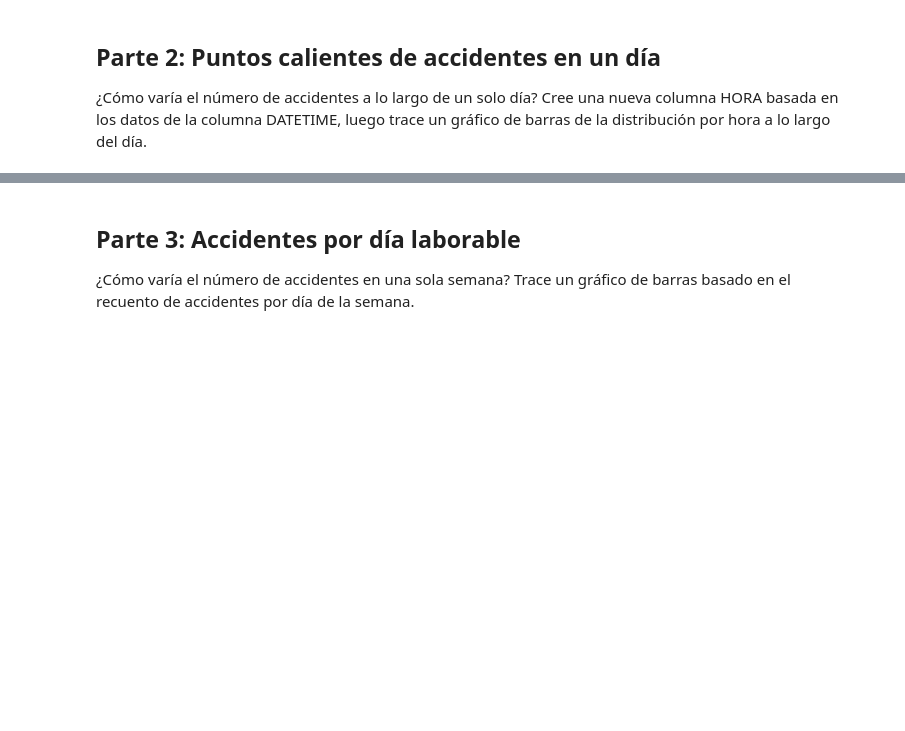
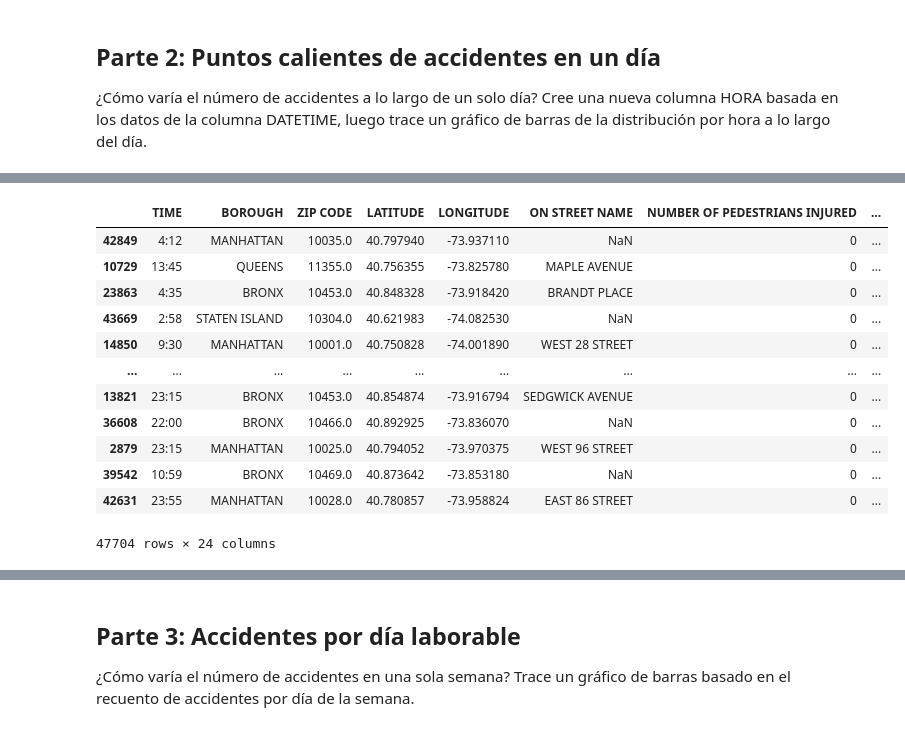
Before and after one commit to hnmelo/MujeresDigitales, a Jupyter notebook: Taller_Semana_4.ipynb, the cells around one changed output, grey strips where cells are left out. Saved outputs shown, nothing was run; the diff lists cells and outputs as text; code cells hidden in the pictures; blank space fills up the shorter version.

```diff
--- a/Taller_Semana_4.ipynb
+++ b/Taller_Semana_4.ipynb
@@ -110,0 +100,16 @@ print(df.head(10))
+# %%
+df.drop(['DATE'], axis=1)
+# %% [output]
+|  | TIME | BOROUGH | ZIP CODE | LATITUDE | LONGITUDE | ON STREET NAME | NUMBER OF PEDESTRIANS INJURED | ... |
+| 42849 | 4:12 | MANHATTAN | 10035.0 | 40.797940 | -73.937110 | NaN | 0 | ... |
+| 10729 | 13:45 | QUEENS | 11355.0 | 40.756355 | -73.825780 | MAPLE AVENUE | 0 | ... |
+| 23863 | 4:35 | BRONX | 10453.0 | 40.848328 | -73.918420 | BRANDT PLACE | 0 | ... |
+| 43669 | 2:58 | STATEN ISLAND | 10304.0 | 40.621983 | -74.082530 | NaN | 0 | ... |
+| 14850 | 9:30 | MANHATTAN | 10001.0 | 40.750828 | -74.001890 | WEST 28 STREET | 0 | ... |
+| ... | ... | ... | ... | ... | ... | ... | ... | ... |
+| 13821 | 23:15 | BRONX | 10453.0 | 40.854874 | -73.916794 | SEDGWICK AVENUE | 0 | ... |
+| 36608 | 22:00 | BRONX | 10466.0 | 40.892925 | -73.836070 | NaN | 0 | ... |
+| 2879 | 23:15 | MANHATTAN | 10025.0 | 40.794052 | -73.970375 | WEST 96 STREET | 0 | ... |
+| 39542 | 10:59 | BRONX | 10469.0 | 40.873642 | -73.853180 | NaN | 0 | ... |
+| 42631 | 23:55 | MANHATTAN | 10028.0 | 40.780857 | -73.958824 | EAST 86 STREET | 0 | ... |
+47704 rows × 24 columns
```
Also changed, not shown: parts of 5 cells of this notebook.
